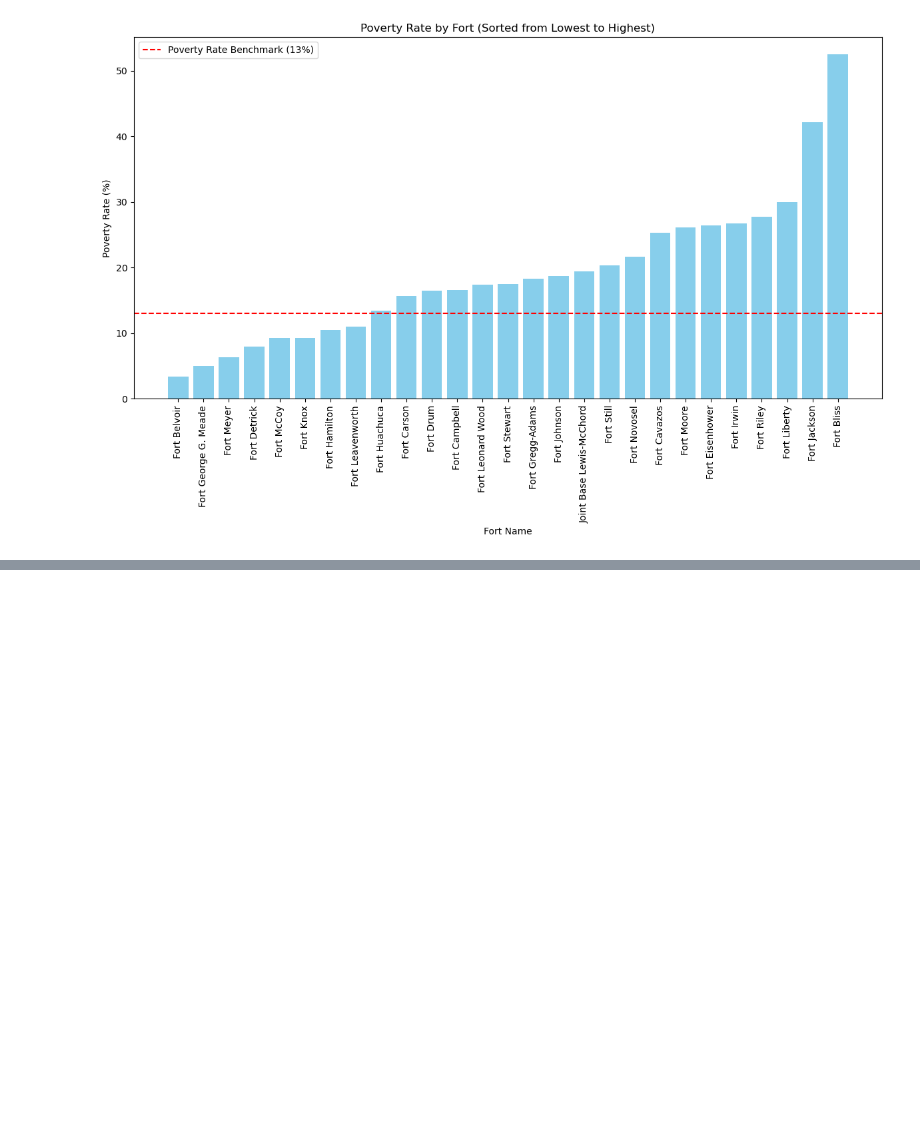
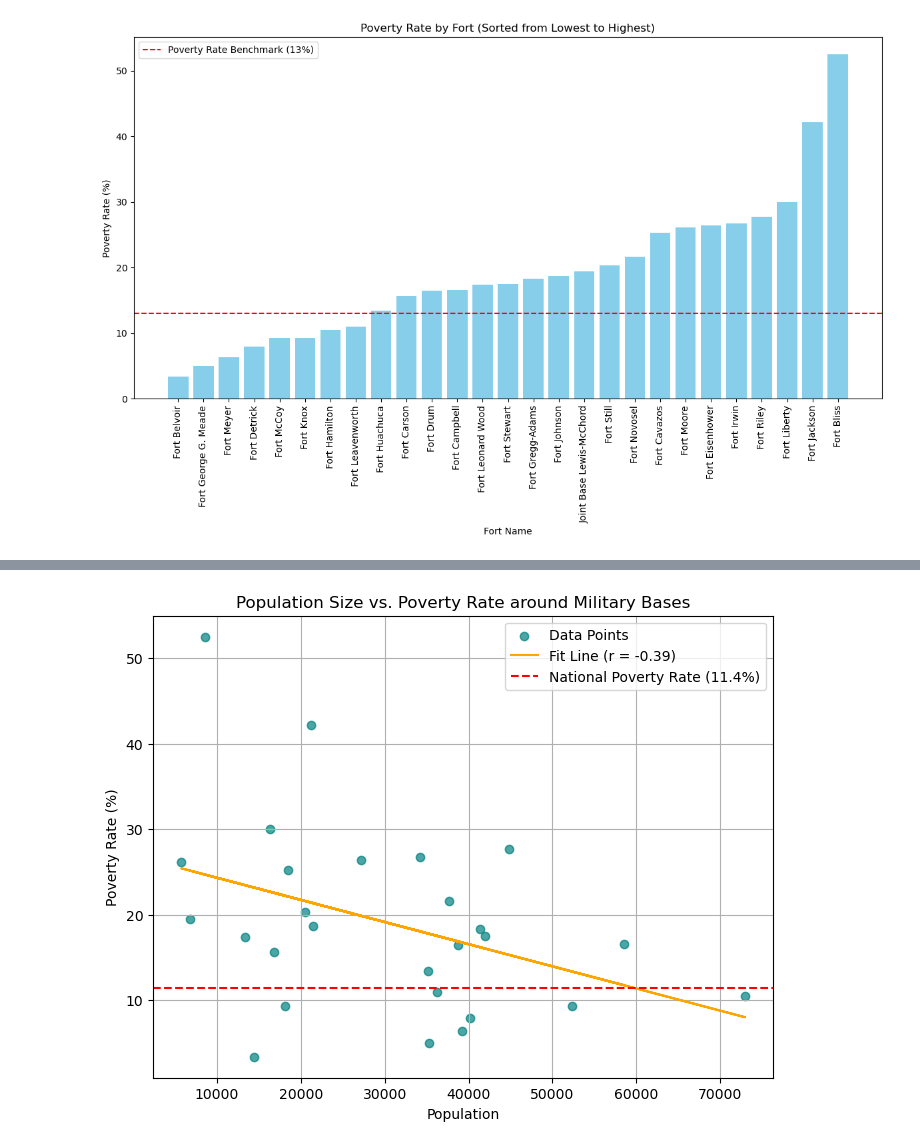
Before and after one commit to snystrom-github/Group8_Project1, a Jupyter notebook: Project_File_Final - Martin.ipynb, the cells around one changed output, grey strips where cells are left out. Drawn from its saved outputs; the diff is of its cells as text; code cells hidden in the pictures; blank space fills up the shorter version.

```diff
--- a/Project_File_Final - Martin.ipynb
+++ b/Project_File_Final - Martin.ipynb
@@ -448,0 +366,25 @@ plt.show()
+# %%
+import matplotlib.pyplot as plt
+from scipy.stats import linregress
+
+# Calculate correlation and linear regression line
+x = census_pd["Population"]
+y = census_pd["Poverty Rate (%)"]
+slope, intercept, r_value, p_value, std_err = linregress(x, y)
+
+# Plot the scatter plot with the regression line
+plt.figure(figsize=(8, 6))
+plt.scatter(x, y, color="teal", alpha=0.7, label="Data Points")
+plt.plot(x, slope * x + intercept, color="orange", label=f"Fit Line (r = {r_value:.2f})")
+
+# Use the National Poverty Rate column to draw the reference line
+plt.axhline(y=census_pd["National Poverty Rate"].iloc[0], color="red", linestyle="--", label="National Poverty Rate (11.4%)")
+
+plt.title("Population Size vs. Poverty Rate around Military Bases")
+plt.xlabel("Population")
+plt.ylabel("Poverty Rate (%)")
+plt.legend()
+plt.grid(True)
+plt.show()
+# %% [output]
+[figure, added]
```
Also changed, not shown: parts of 11 cells of this notebook, 3 other files.
